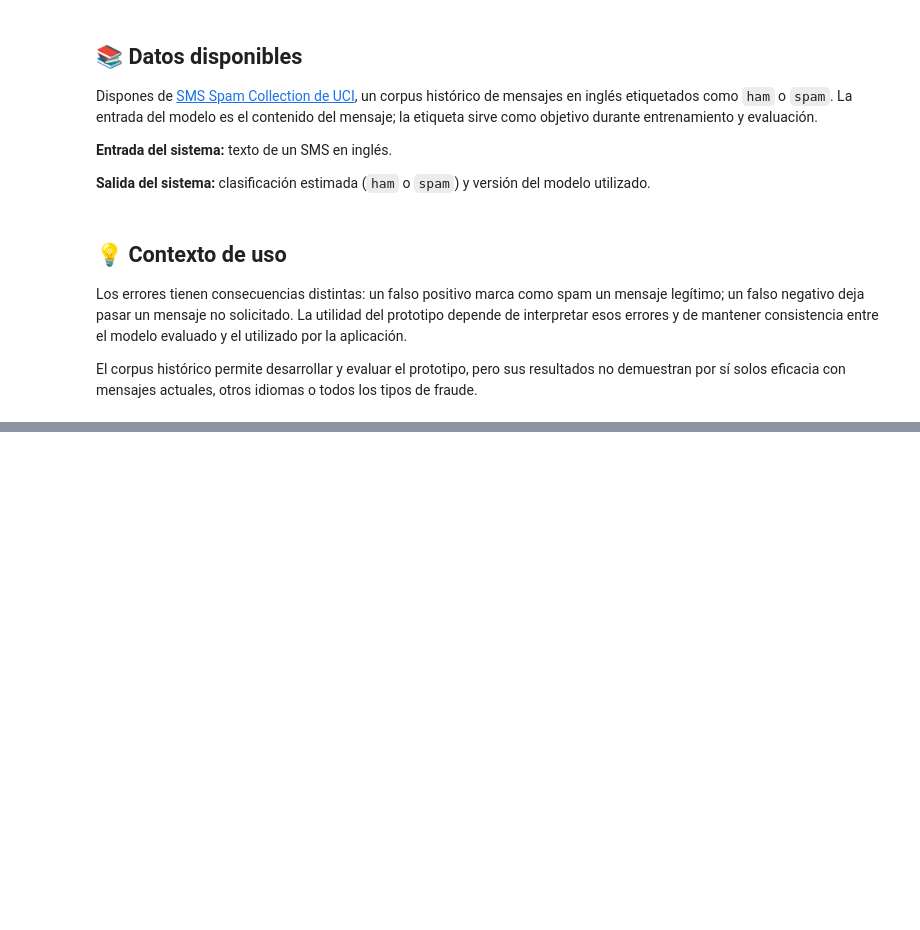
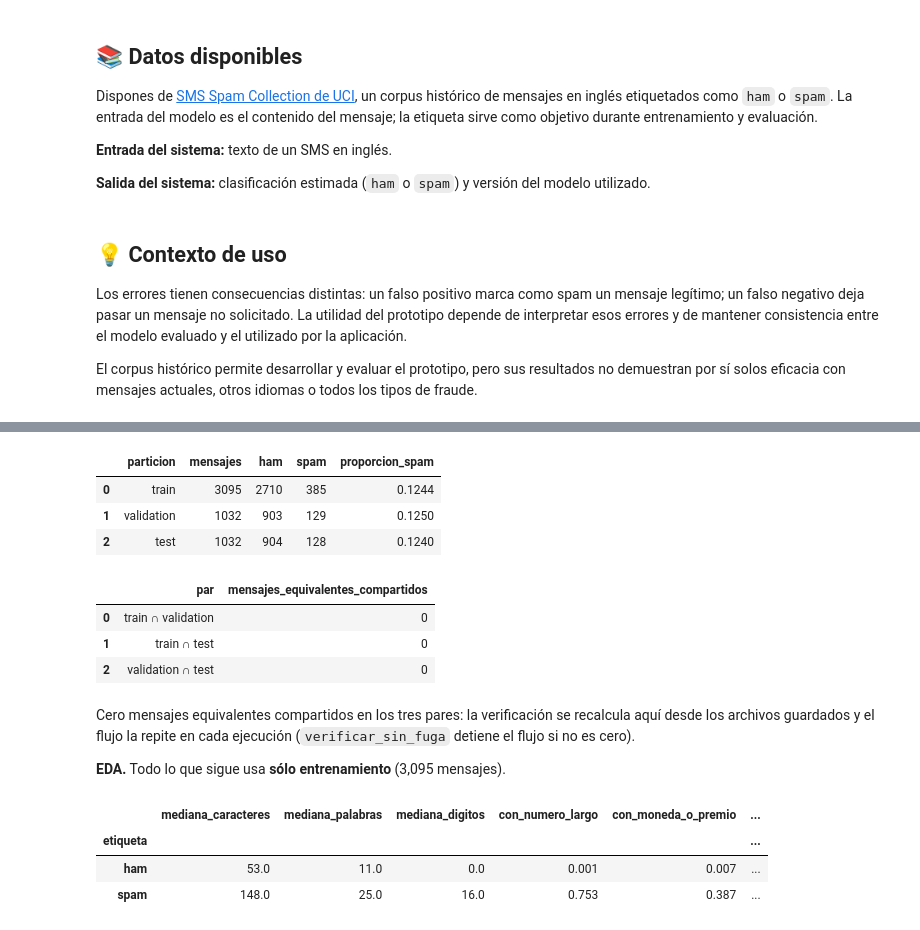
Before and after one commit to RemiH06/examen-final-pcd-2026, a Jupyter notebook: examen-final.ipynb, the cells around one changed output, grey strips where cells are left out. Saved outputs shown, nothing was run; the diff lists cells and outputs as text; code cells hidden in the pictures; blank space fills up the shorter version.

```diff
--- a/examen-final.ipynb
+++ b/examen-final.ipynb
@@ -32,0 +118,18 @@ El corpus histórico permite desarrollar y evaluar el prototipo, pero sus result
+# %%
+informe.tabla_particiones(particiones)
+# %% [output]
+|  | particion | mensajes | ham | spam | proporcion_spam |
+| 0 | train | 3095 | 2710 | 385 | 0.1244 |
+| 1 | validation | 1032 | 903 | 129 | 0.1250 |
+| 2 | test | 1032 | 904 | 128 | 0.1240 |
+# %%
+informe.claves_compartidas(particiones)
+# %% [output]
+|  | par | mensajes_equivalentes_compartidos |
+| 0 | train ∩ validation | 0 |
+| 1 | train ∩ test | 0 |
+| 2 | validation ∩ test | 0 |
+# %% [markdown]
+Cero mensajes equivalentes compartidos en los tres pares: la verificación se recalcula aquí desde los archivos guardados y el flujo la repite en cada ejecución (`verificar_sin_fuga` detiene el flujo si no es cero).
+
+**EDA.** Todo lo que sigue usa **sólo entrenamiento** (3,095 mensajes).
@@ -32,0 +140,7 @@ El corpus histórico permite desarrollar y evaluar el prototipo, pero sus result
+# %%
+informe.tabla_rasgos_por_clase(train)
+# %% [output]
+|  | mediana_caracteres | mediana_palabras | mediana_digitos | con_numero_largo | con_moneda_o_premio | ... |
+| etiqueta |  |  |  |  |  | ... |
+| ham | 53.0 | 11.0 | 0.0 | 0.001 | 0.007 | ... |
+| spam | 148.0 | 25.0 | 16.0 | 0.753 | 0.387 | ... |
```
Also changed, not shown: parts of 33 cells of this notebook, 4 other files.
